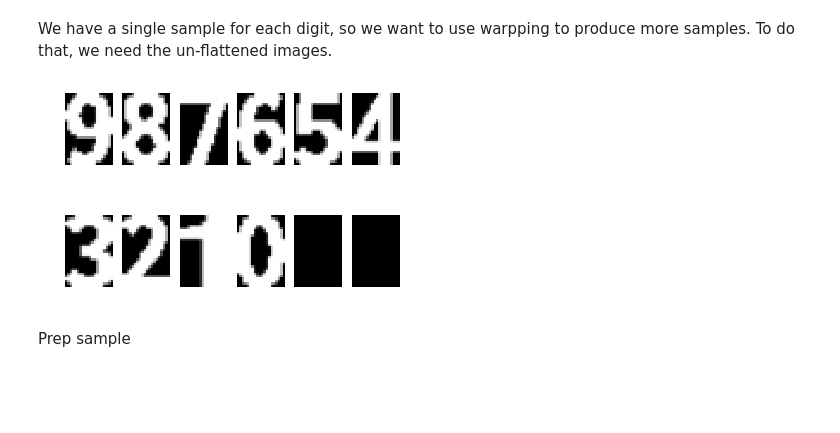
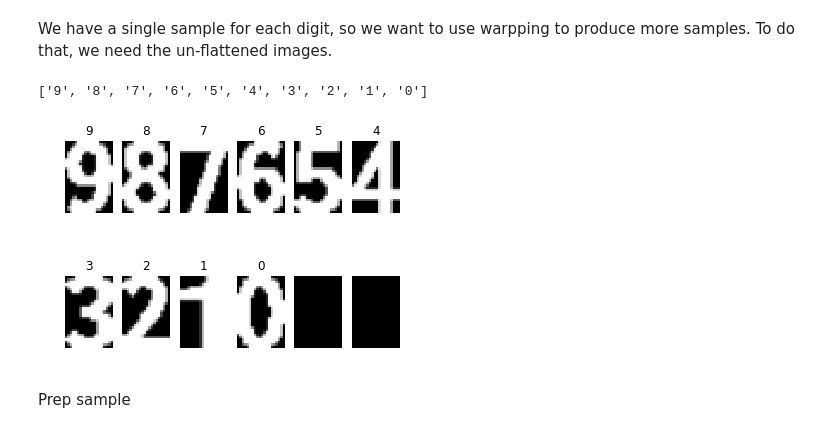
Before and after one commit to bobev18/gamcon, a Jupyter notebook: single_digits.ipynb, the cells around one changed output. Drawn from its saved outputs; the diff is of its cells as text; code cells hidden in the pictures; blank space fills up the shorter version.

```diff
--- a/single_digits.ipynb
+++ b/single_digits.ipynb
@@ -49,8 +47,12 @@ def show_all(images):
-# %%
-show_all(images)
-# %% [output]
-[figure, removed]
-[figure, removed]
+# %%
+[chr(int(z)) for z in classifications]
+# %% [output]
+['9', '8', '7', '6', '5', '4', '3', '2', '1', '0']
+# %%
+show_all(images, labels=[chr(int(z)) for z in classifications])
+# %% [output]
+[figure, added]
+[figure, added]
 # %% [markdown]
 Prep sample
 # %%
```
Also changed, not shown: parts of 20 cells of this notebook.
